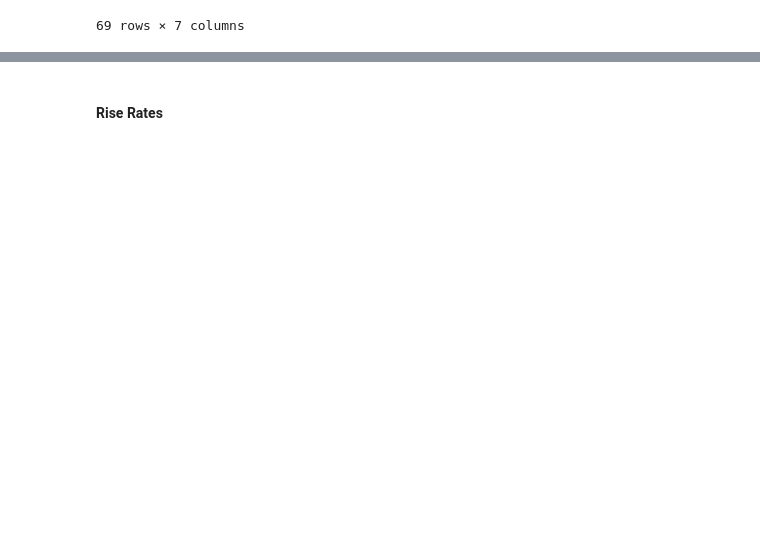
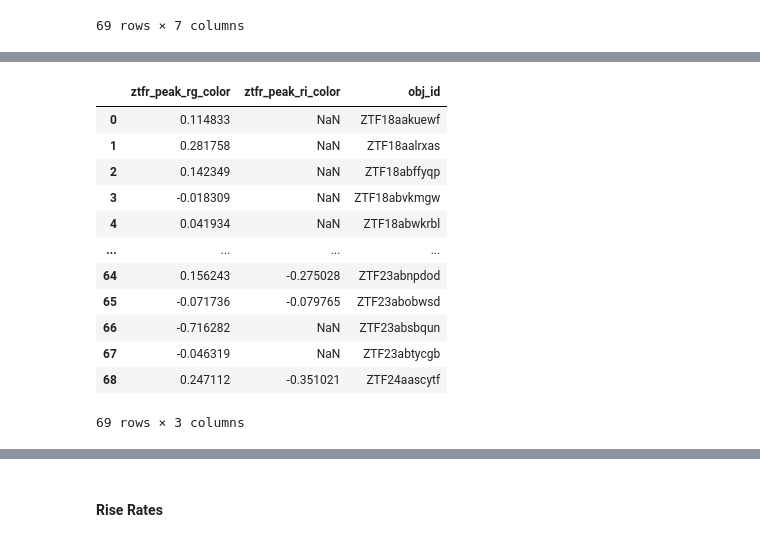
Before and after one commit to tylerbarna/kn-imposters, a Jupyter notebook: gp_calculations.ipynb, the cells around one changed output, grey strips where cells are left out. Drawn from its saved outputs; the diff is of its cells as text; code cells hidden in the pictures; blank space fills up the shorter version.

```diff
--- a/gp_calculations.ipynb
+++ b/gp_calculations.ipynb
@@ -305,0 +368,20 @@ df_peak
+# %%
+df_ztfr_peak_color = pd.DataFrame(ztfr_peak_color_dict).T.rename(columns={'ztfg': 'ztfr_peak_rg_color', 'ztfi': 'ztfr_peak_ri_color'}).reset_index()
+df_ztfr_peak_color['obj_id'] = df_ztfr_peak_color['index']
+df_ztfr_peak_color.drop(columns=['index'], inplace=True)
+
+df_ztfr_peak_color
+# %% [output]
+|  | ztfr_peak_rg_color | ztfr_peak_ri_color | obj_id |
+| 0 | 0.114833 | NaN | ZTF18aakuewf |
+| 1 | 0.281758 | NaN | ZTF18aalrxas |
+| 2 | 0.142349 | NaN | ZTF18abffyqp |
+| 3 | -0.018309 | NaN | ZTF18abvkmgw |
+| 4 | 0.041934 | NaN | ZTF18abwkrbl |
+| ... | ... | ... | ... |
+| 64 | 0.156243 | -0.275028 | ZTF23abnpdod |
+| 65 | -0.071736 | -0.079765 | ZTF23abobwsd |
+| 66 | -0.716282 | NaN | ZTF23absbqun |
+| 67 | -0.046319 | NaN | ZTF23abtycgb |
+| 68 | 0.247112 | -0.351021 | ZTF24aascytf |
+69 rows × 3 columns
```
Also changed, not shown: parts of 12 cells of this notebook.
